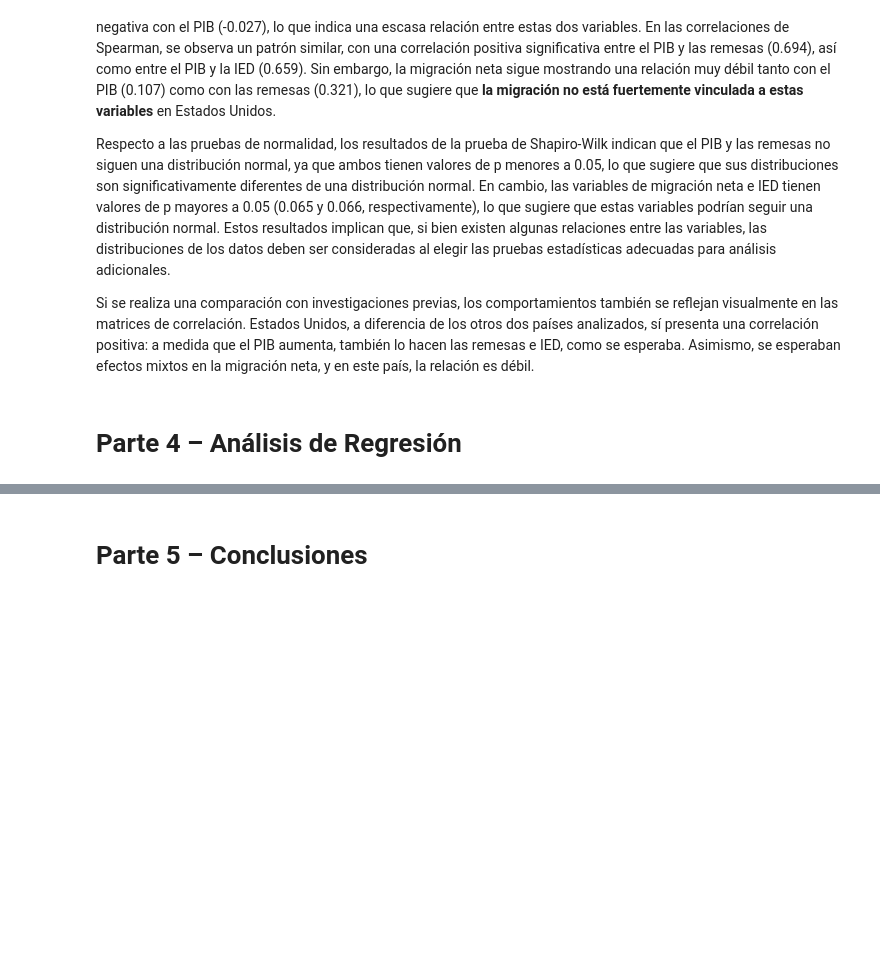
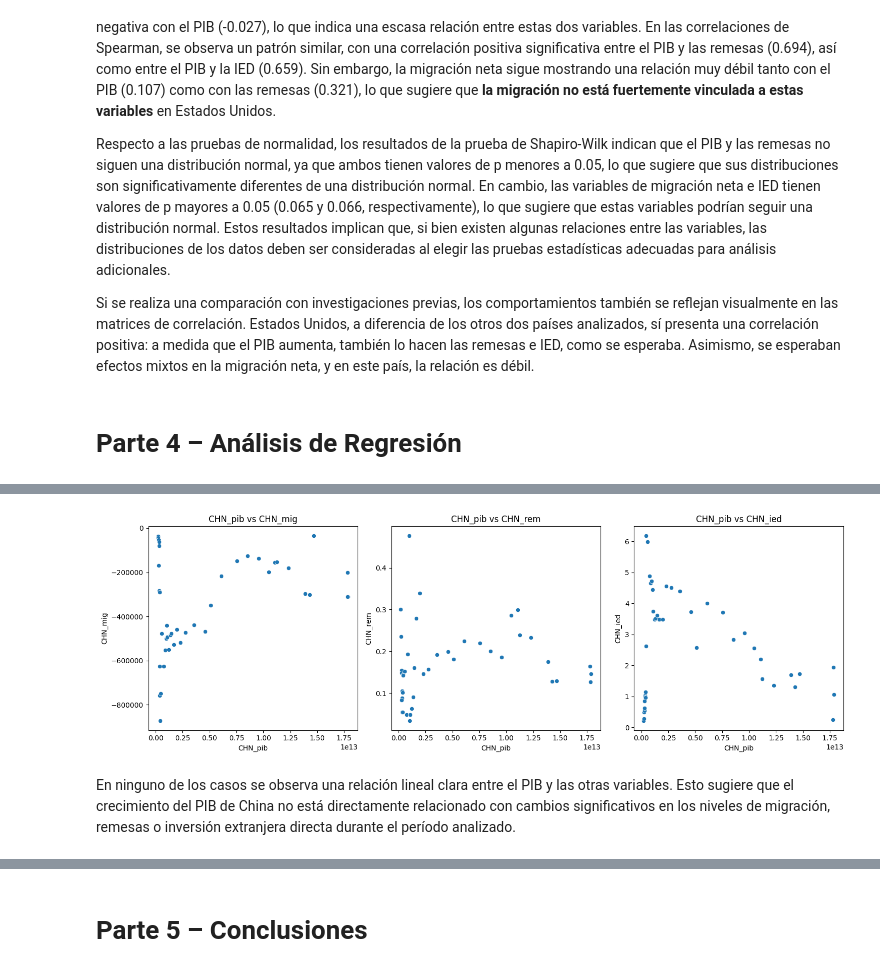
Before and after one commit to Maquililo/prueba-reclutamiento-python, a Jupyter notebook: notebook.ipynb, the cells around one changed output, grey strips where cells are left out. Cells and saved outputs as stored; diff of their text form; code cells hidden in the pictures; blank space fills up the shorter version.

```diff
--- a/notebook.ipynb
+++ b/notebook.ipynb
@@ -758,0 +877,8 @@ Si se realiza una comparación con investigaciones previas, los comportamientos
+# %%
+cchn = chn.copy()
+# %%
+plot_scatter(cchn)
+# %% [output]
+[figure, added]
+# %% [markdown]
+En ninguno de los casos se observa una relación lineal clara entre el PIB y las otras variables. Esto sugiere que el crecimiento del PIB de China no está directamente relacionado con cambios significativos en los niveles de migración, remesas o inversión extranjera directa durante el período analizado.
```
Also changed, not shown: parts of 35 cells of this notebook.
